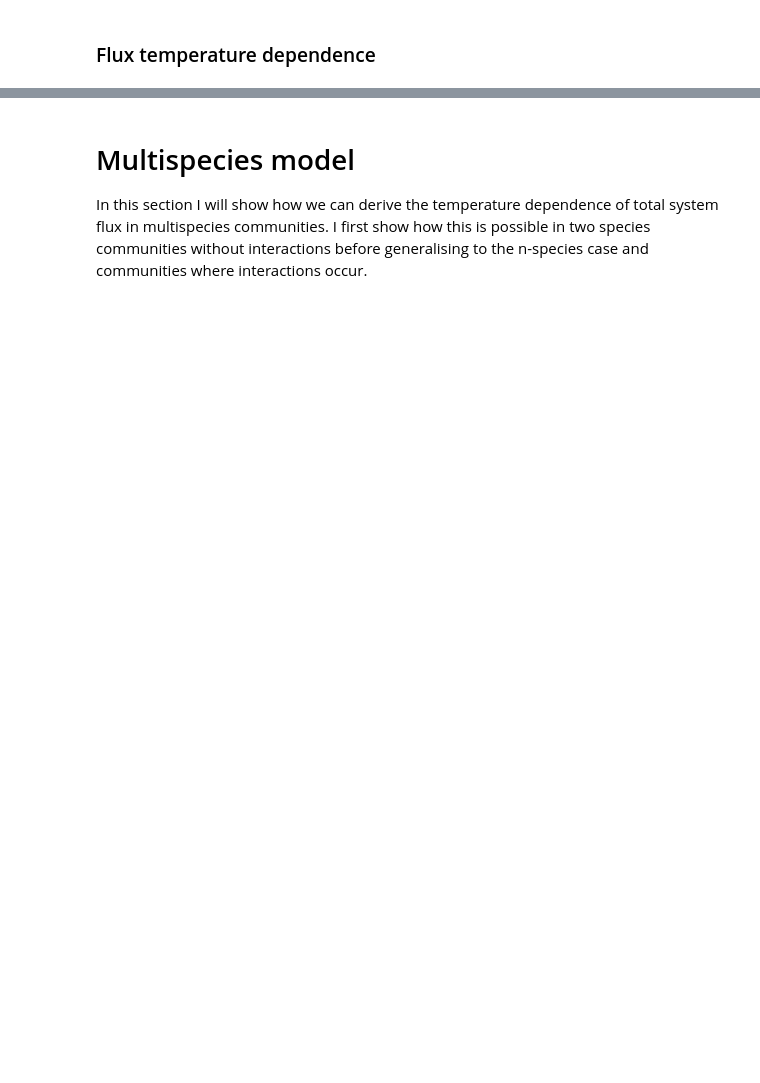
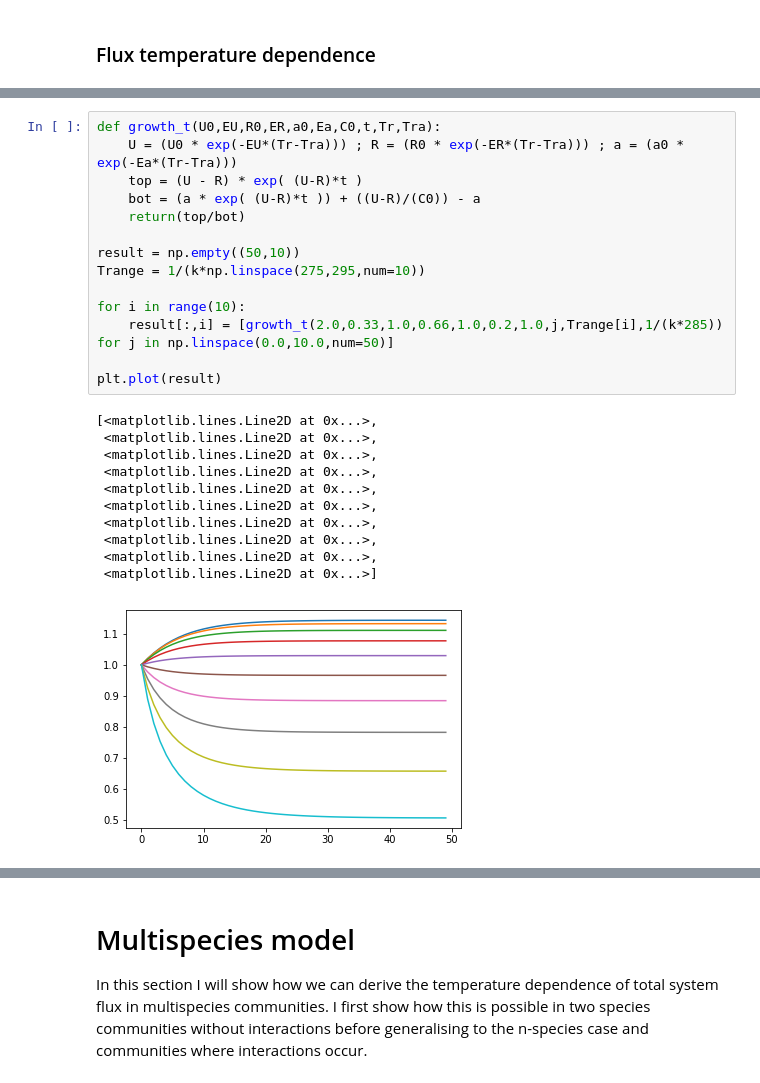
Before and after one commit to CleggTom/Bacteria_EcoFunc, a Jupyter notebook: notebooks/Models_main.ipynb, the cells around one changed output, grey strips where cells are left out. Drawn from its saved outputs; the diff is of its cells as text; blank space fills up the shorter version.

```diff
--- a/notebooks/Models_main.ipynb
+++ b/notebooks/Models_main.ipynb
@@ -162,0 +295,26 @@ Looking at this equation we can see several interesting features of the model:
+# %%
+def growth_t(U0,EU,R0,ER,a0,Ea,C0,t,Tr,Tra):
+    U = (U0 * exp(-EU*(Tr-Tra))) ; R = (R0 * exp(-ER*(Tr-Tra))) ; a = (a0 * exp(-Ea*(Tr-Tra)))
+    top = (U - R) * exp( (U-R)*t )
+    bot = (a * exp( (U-R)*t )) + ((U-R)/(C0)) - a
+    return(top/bot)
+
+result = np.empty((50,10))
+Trange = 1/(k*np.linspace(275,295,num=10))
+
+for i in range(10):
+    result[:,i] = [growth_t(2.0,0.33,1.0,0.66,1.0,0.2,1.0,j,Trange[i],1/(k*285)) for j in np.linspace(0.0,10.0,num=50)]
+
+plt.plot(result)
+# %% [output]
+[<matplotlib.lines.Line2D at 0x...>,
+ <matplotlib.lines.Line2D at 0x...>,
+ <matplotlib.lines.Line2D at 0x...>,
+ <matplotlib.lines.Line2D at 0x...>,
+ <matplotlib.lines.Line2D at 0x...>,
+ <matplotlib.lines.Line2D at 0x...>,
+ <matplotlib.lines.Line2D at 0x...>,
+ <matplotlib.lines.Line2D at 0x...>,
+ <matplotlib.lines.Line2D at 0x...>,
+ <matplotlib.lines.Line2D at 0x...>]
+[figure, added]
```
Also changed, not shown: parts of 60 cells of this notebook, 14 other files.
